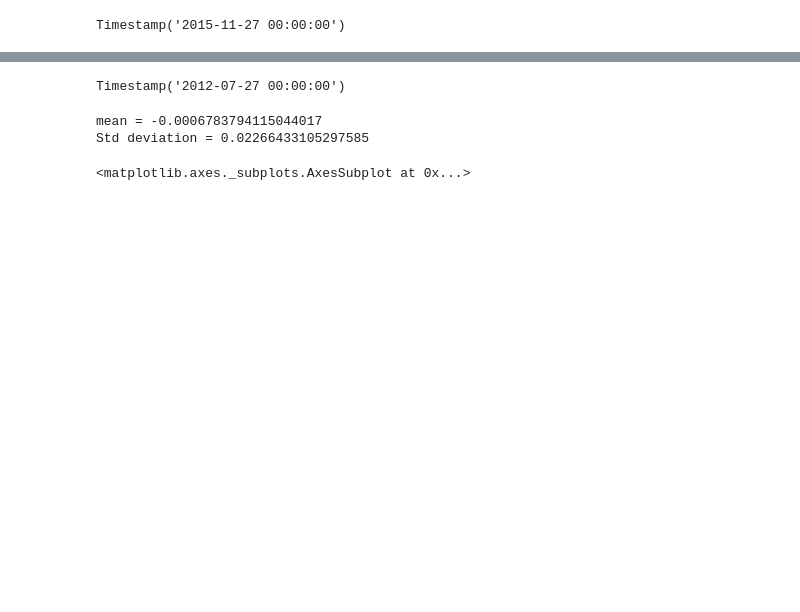
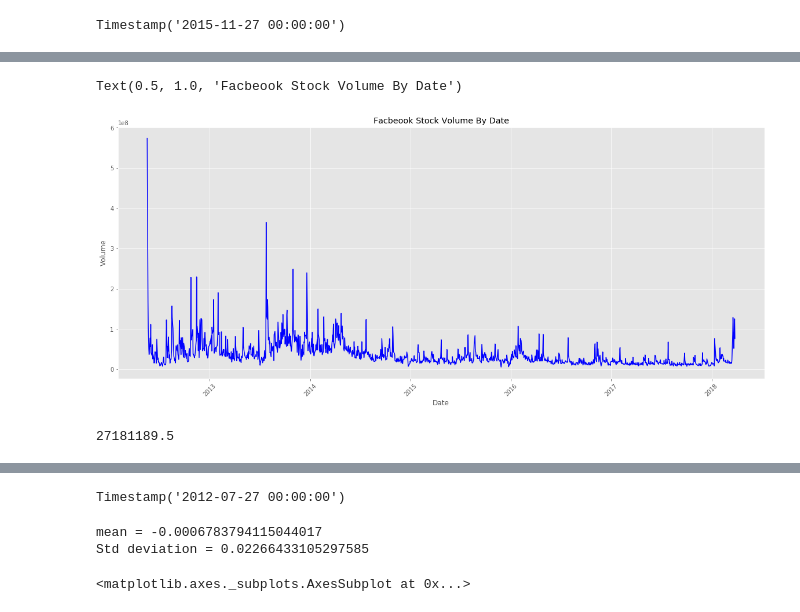
Before and after one commit to basillatif/Stock-API-Dev, a Jupyter notebook: Codes/FB Stock Analysis_bl.ipynb, the cells around one changed output, grey strips where cells are left out. Drawn from its saved outputs; the diff is of its cells as text; code cells hidden in the pictures; blank space fills up the shorter version.

```diff
--- a/Codes/FB Stock Analysis_bl.ipynb
+++ b/Codes/FB Stock Analysis_bl.ipynb
@@ -99,3 +99,17 @@ plt.xticks(rotation=45)
+# %%
+plt.figure(figsize=(20,8))
+plt.plot('Date','Volume', data=fb_df, color = "blue")
+plt.xlabel('Date')
+plt.ylabel('Volume')
+plt.xticks(rotation=45)
+plt.title('Facbeook Stock Volume By Date')
+# %% [output]
+Text(0.5, 1.0, 'Facbeook Stock Volume By Date')
+[figure, added]
+# %%
+fb_df['Volume'].median()
+# %% [output]
+27181189.5
 # %%
 #Creating a daily lag column
 fb_df['Daily Lag'] = fb_df['Close'].shift(1)
```
Also changed, not shown: parts of 22 cells of this notebook, 23 other files.
